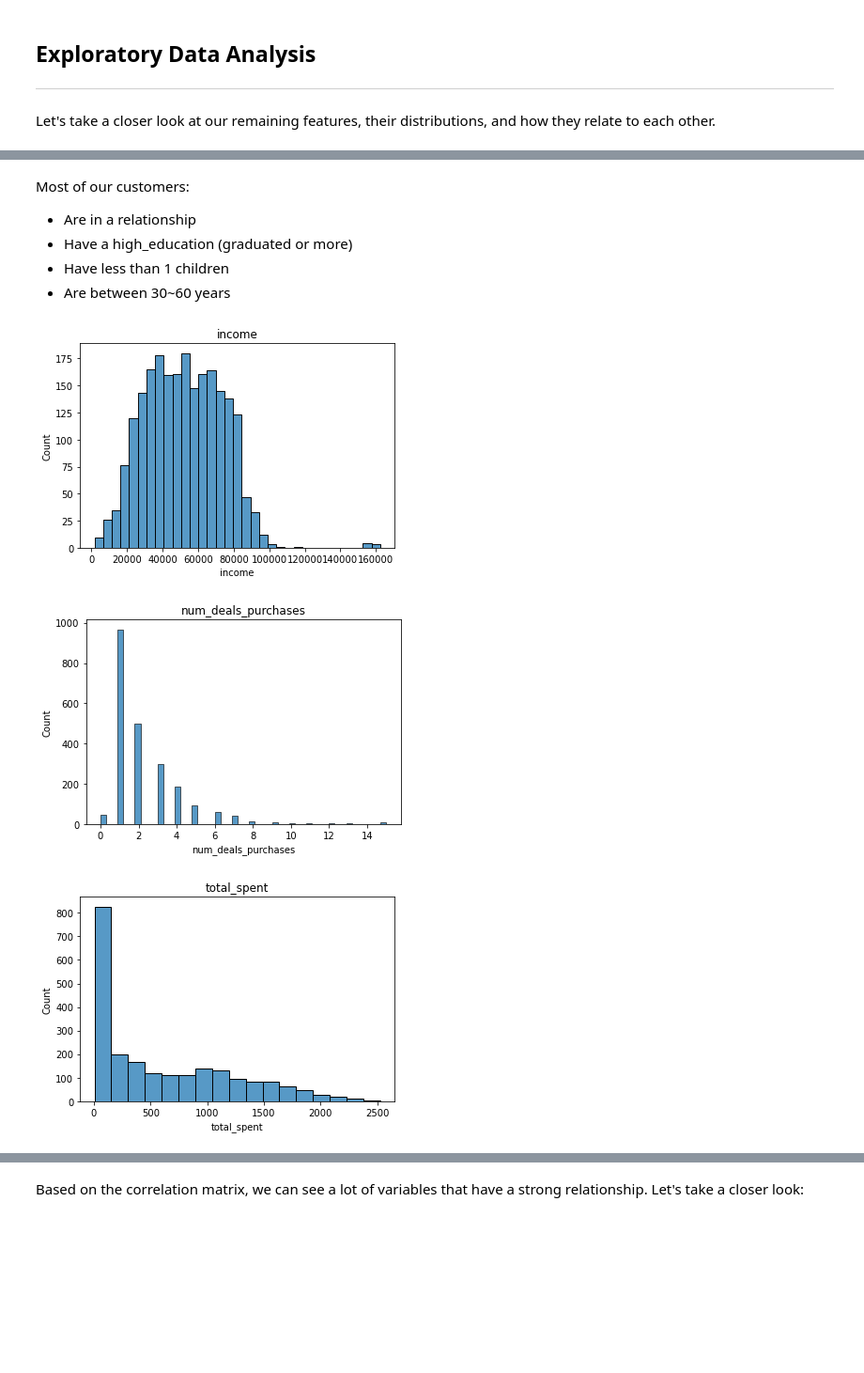
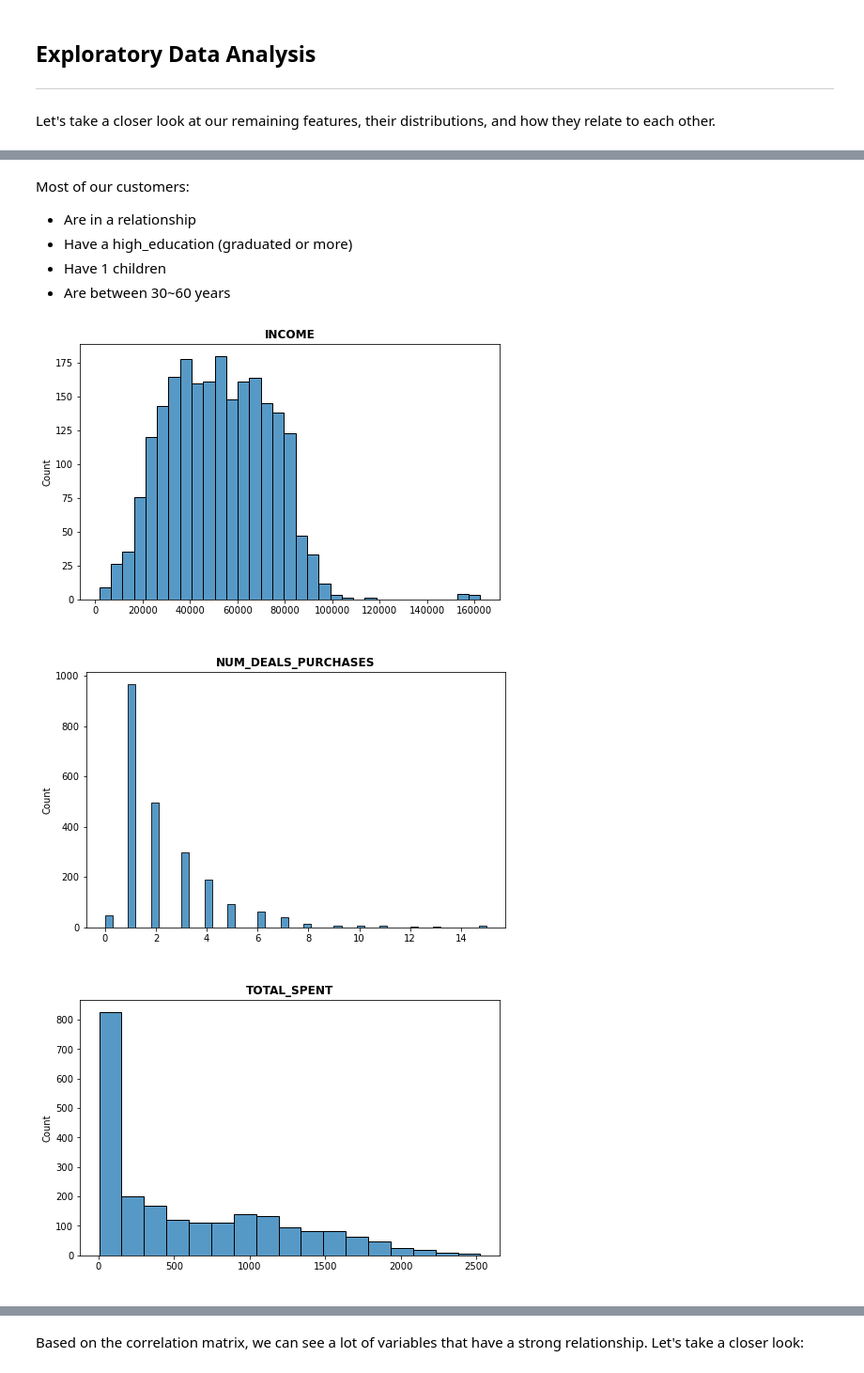
Before and after one commit to DanielEliezer/customer_segmentation, a Jupyter notebook: customer_segmentation.ipynb, the cells around one changed output, grey strips where cells are left out. Shown at 94% size. Cells and saved outputs as stored; diff of their text form; code cells hidden in the pictures; blank space fills up the shorter version.

```diff
--- a/customer_segmentation.ipynb
+++ b/customer_segmentation.ipynb
@@ -99,7 +122,7 @@ We are going to create new features to the dataset, remove outliers, clean nulls
 df['total_spent'] = df['mnt_wines']  + df['mnt_fruits'] + df['mnt_meat'] + df['mnt_fish'] + df['mtn_sweet'] + df['mnt_gold']
 
 # Create a feature with the % of money spent on essential item (food-related)
-df['pct_essentials'] = (df['mnt_fruits'] + df['mnt_meat'] + df['mnt_fish'] + df['mtn_sweet'])/df['total_spent']*100
+df['pct_essentials'] = (df['mnt_fruits'] + df['mnt_meat'] + df['mnt_fish'] + df['mtn_sweet'])/df['total_spent']
 
 # Create a feature with the number of purchases for each client
 df['num_purchases'] = df['num_web_purchases']+df['num_catalog_purchases'] + df['num_store_purchases']+df['num_web_visits_month']
@@ -113,7 +136,9 @@ df['pct_purchases_with_discount'].fillna(0, inplace=True)
 
 # Create a feature with the age of the client, and another with the number of days since he's enrolled with the company
 df['dt_customer'] = pd.to_datetime(df['dt_customer'])
+
 df['days_since_enrollment'] = ((datetime(2015,1,1) - df['dt_customer']).dt.days)
+
 df['age'] =  2015 - df['year_birth']
 # %%
 # Group some categories that have a similar meaning
@@ -155,3 +157,11 @@ The new dataset have 2236 rows.
 # %%
 ## Since there are just 2 values with 0 purchases and both of them with a low total spent, we'll replace the 0's with 1's.
 df.loc[(df['num_purchases'] == 0,'num_purchases')]=1
+# %%
+## Let's check the relationship between the "offers accepted", and the "percentual of purchases with discount"
+df['accepted_sum'] = df['accepted_cpm3']+df['accepted_cpm4']+ df['accepted_cpm5'] + df['accepted_cpm1'] +df['accepted_cpm2']
+plt.figure(figsize = (12,8))
+plt.title('Percentual of purchases with discount vs number of offers accepted', fontweight = 'bold')
+sns.boxplot(data = df, x = 'accepted_sum', y = 'pct_purchases_with_discount')
+plt.xlabel('Offers Accepted')
+plt.ylabel('Percentual of Purchases with Discount');
@@ -158,12 +172,14 @@ df.loc[(df['num_purchases'] == 0,'num_purchases')]=1
 # %%
-'''Droping columns: Since we are going to use perform clusterization ahead, it's important that we only keep the
-most important features, since we don't want the clusters to be created based on attributes that
-are not that important to us'''
+### Droping columns: Since we are going to use perform clusterization ahead, it's important that we only keep the
+### most important features, since we don't want the clusters to be created based on attributes that
+### are not that important to us
+
+
 
 df = df.drop(['num_web_visits_month','recency', 'conplain', 'response', 'customer_id','dt_customer',
               'year_birth','kid_home','teen_home','mnt_wines', 'mnt_fruits','mnt_meat', 'mnt_fish',
               'mtn_sweet', 'mnt_gold', 'num_web_purchases', 'num_catalog_purchases', 'num_store_purchases',
               'z_cost_contact','z_revenue', 'accepted_cpm3','accepted_cpm4', 'accepted_cpm5', 'accepted_cpm1',
-              'accepted_cpm2', 'marital_status'], axis = 1)
+              'accepted_cpm2', 'marital_status', 'accepted_sum'], axis = 1)
 # %%
 ## Purchase behaviour vs Education
@@ -220,7 +242,10 @@ for practical effects it makes a lot of sense to make their visualization as cat
 '''
 
 for cat in cat_columns:
-    plt.title(cat)
-    ax = sns.countplot(x=cat, data=df).set(ylabel="Count", xlabel = None)
+    plt.figure(figsize = (8,4))
+    plt.title(str.upper(cat), fontweight = 'bold')
+    aux = df.groupby(cat).size().reset_index()#.rename({'pct_essentials':'count'}, axis = 1)
+    ax = sns.barplot(x=cat, data=aux, y = 0, linewidth=2, edgecolor=".2").set(ylabel="Count", xlabel = None)
+
     plt.show()
 # %% [output]
@@ -232,16 +257,18 @@ for cat in cat_columns:
 Most of our customers:
 - Are in a relationship
 - Have a high_education (graduated or more)
-- Have less than 1 children
+- Have 1 children
 - Are between 30~60 years
 # %%
 ## Distribution of numerical variable
 
 for num in num_columns:
-    plt.title(num)
+    plt.figure(figsize = (8,5))
+    plt.title(str.upper(num), fontweight = 'bold')
     ax = sns.histplot(x=num, data=df)
+    ax.set_xlabel(" ")
     plt.show()
 # %% [output]
-[figure, old version]
+[figure, new version]
-[figure, old version]
+[figure, new version]
-[figure, old version]
+[figure, new version]
```
Also changed, not shown: parts of 27 cells of this notebook, 1 other file.
